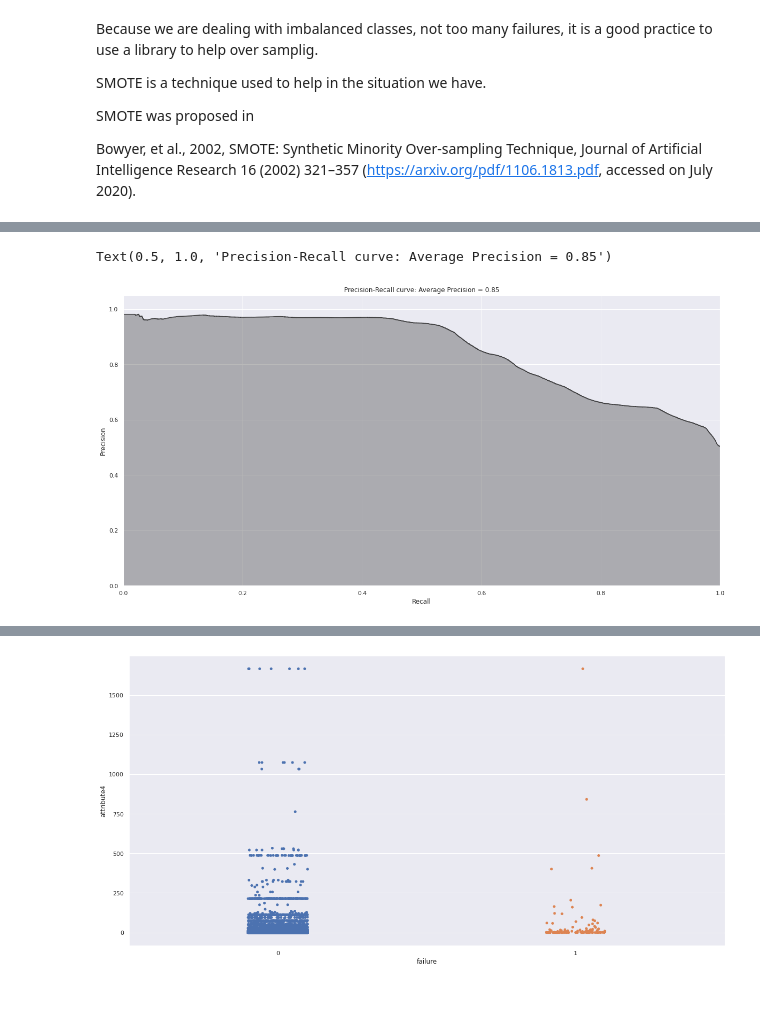
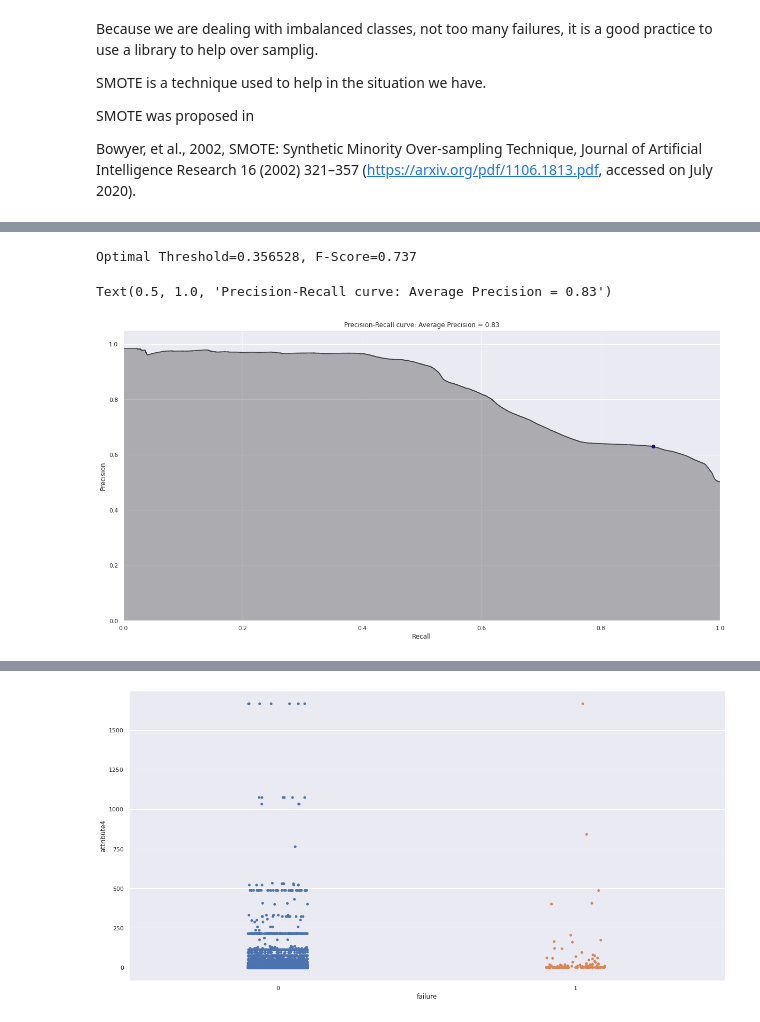
Before and after one commit to qSergio/rare_anomaly, a Jupyter notebook: rare_anomaly/Work Sample.ipynb, the cells around one changed output, grey strips where cells are left out. Cells and saved outputs as stored; diff of their text form; code cells hidden in the pictures.

```diff
--- a/anomalia/Work Sample.ipynb
+++ b/rare_anomaly/Work Sample.ipynb
@@ -440,7 +423,7 @@ y = devices.failure
 # We separate in train and test sets to measure the performance and to test generalization capacity of the models.
 
 X_train, X_test, y_train, y_test = train_test_split(devices[process_cols],y,
-                                                    test_size=0.2,
+                                                    test_size=0.3,
                                                     stratify= y,
                                                     random_state=2020)
 
@@ -513,7 +464,7 @@ X_train_rlg.head()
 # The first is the base logistic regression:
 
 penalty = 'l2'
-C = 1.0
+C = 0.5
 class_weight = 'balanced'
 random_state = 2020
 solver = 'liblinear'
@@ -524,7 +475,3 @@ logReg = LogisticRegression(penalty=penalty,
                             random_state=random_state,
                             solver=solver,
                             n_jobs=-1)
-
-pipe_lg = Pipeline([('classifier' , logReg)])
-# %%
-dtm = logReg.fit(X_train_rlg,y_train_rlg)
@@ -617,14 +518,28 @@ average_precision = average_precision_score(preds['trueLabel'],
 # %%
+preds = pd.concat([y_train_rlg,predictionsBasedOnKFolds.loc[:,1]], axis=1)
+preds.columns = ['trueLabel','prediction']
+predictionsBasedOnKFoldsLogisticRegression = preds.copy()
+precision, recall, thresholds = precision_recall_curve(preds['trueLabel'],
+                                                       preds['prediction'])
+average_precision = average_precision_score(preds['trueLabel'],
+                                            preds['prediction'])
+# convert to f score
+fscore = (2 * precision * recall) / (precision + recall)
+# locate the index of the largest f score
+corte = np.argmax(fscore)
+print('Optimal Threshold=%f, F-Score=%.3f' % (thresholds[corte], fscore[corte]))
+
+
 plt.step(recall, precision, color='k', alpha=0.7, where='post')
 plt.fill_between(recall, precision, step='post', alpha=0.3, color='k')
-
+plt.scatter(recall[corte], precision[corte], marker='o', color='blue', label='Best')
 plt.xlabel('Recall')
 plt.ylabel('Precision')
 plt.ylim([0.0, 1.05])
 plt.xlim([0.0, 1.0])
 
-plt.title('Precision-Recall curve: Average Precision = {0:0.2f}'.format(
-          average_precision))
+plt.title('Precision-Recall curve: Average Precision = {0:0.2f}'.format(average_precision))
 # %% [output]
-Text(0.5, 1.0, 'Precision-Recall curve: Average Precision = 0.85')
+Optimal Threshold=0.356528, F-Score=0.737
+Text(0.5, 1.0, 'Precision-Recall curve: Average Precision = 0.83')
-[figure, old version]
+[figure, new version]
```
Also changed, not shown: parts of 41 cells of this notebook, 1 other file.
